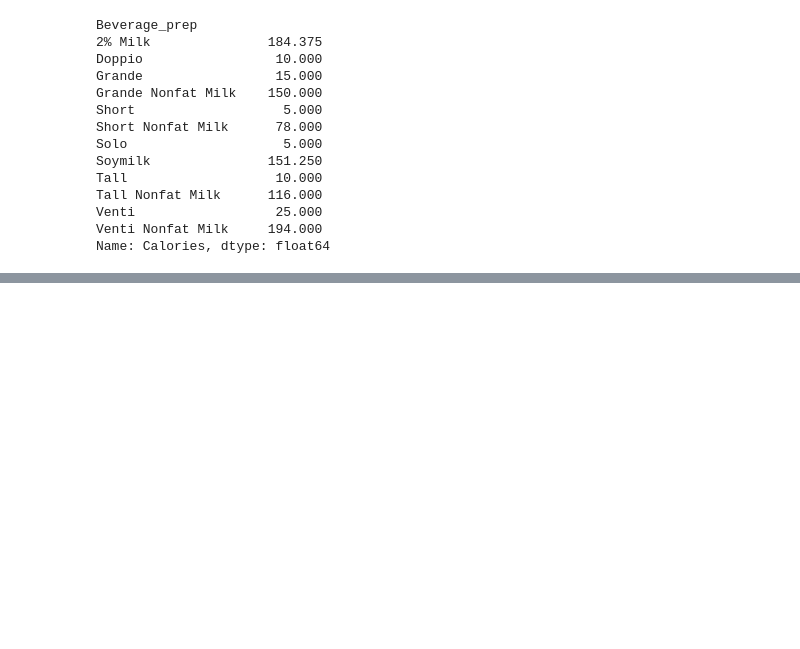
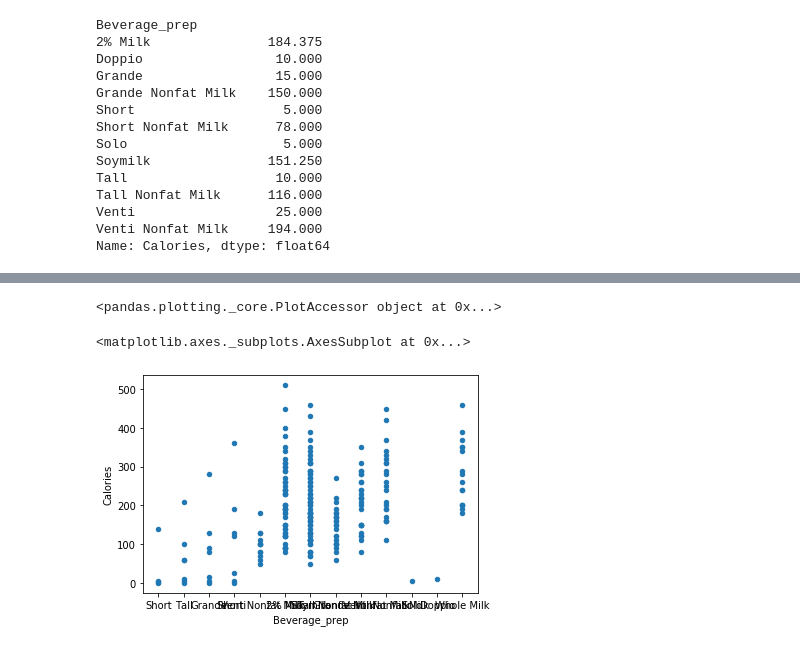
Before and after one commit to Ruaridh83/codeclan_homework_RuaridhHepburn, a Jupyter notebook: week_12/python_day2_hm.ipynb, the cells around one changed output, grey strips where cells are left out. Drawn from its saved outputs; the diff is of its cells as text; code cells hidden in the pictures; blank space fills up the shorter version.

```diff
--- a/week_12/python_day2_hm.ipynb
+++ b/week_12/python_day2_hm.ipynb
@@ -155,0 +185,9 @@ Name: Calories, dtype: float64
+# %%
+drinks["Calories"].plot
+# %% [output]
+<pandas.plotting._core.PlotAccessor object at 0x...>
+# %%
+drinks.plot(kind = "scatter", x = "Beverage_prep", y = "Calories")
+# %% [output]
+<matplotlib.axes._subplots.AxesSubplot at 0x...>
+[figure, added]
```
Also changed, not shown: parts of 15 cells of this notebook.
